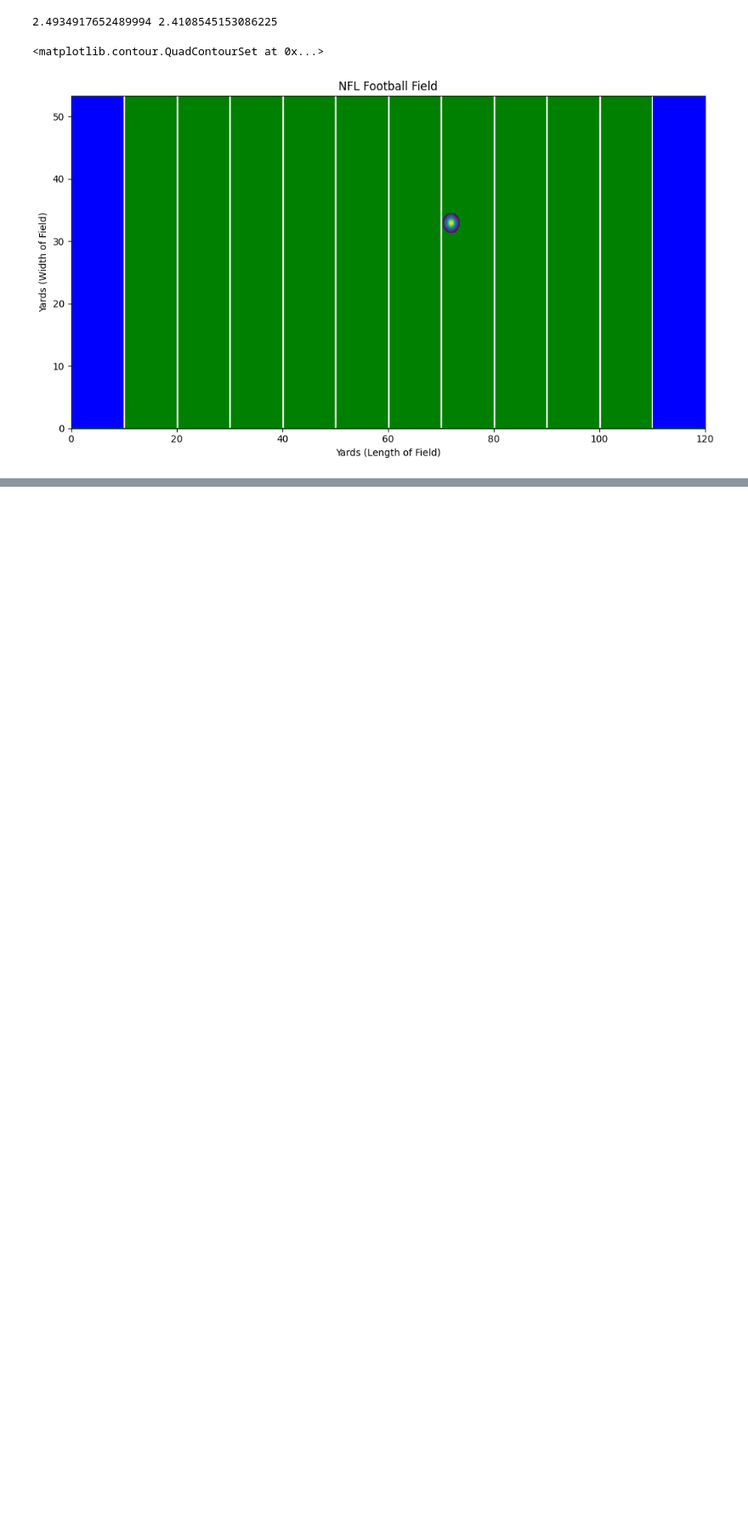
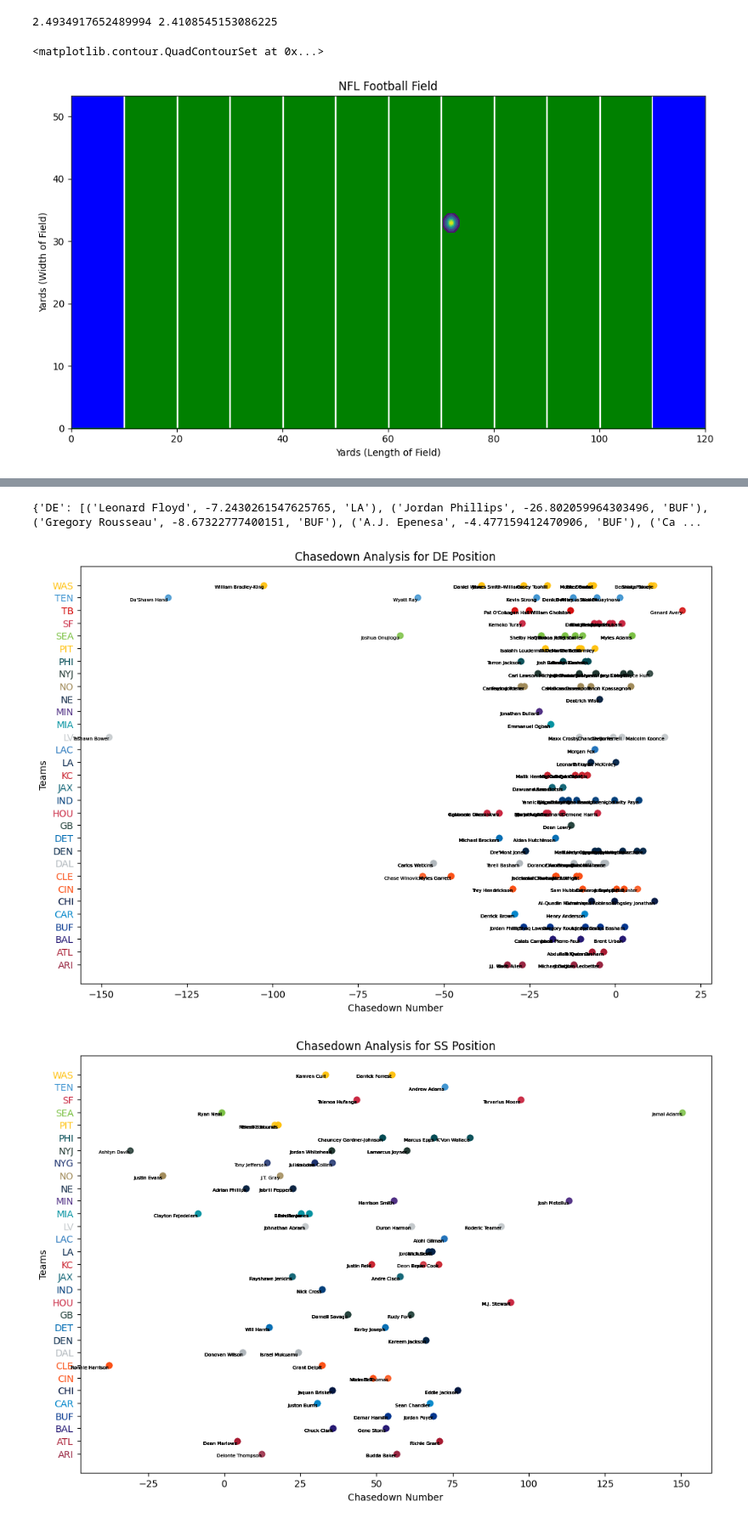
Before and after one commit to rudraravl/nfldatabowl2024, a Jupyter notebook: codemonkeynfl.ipynb, the cells around one changed output, grey strips where cells are left out. Shown at 85% size. Drawn from its saved outputs; the diff is of its cells as text; code cells hidden in the pictures; blank space fills up the shorter version.

Commit message:
chasedowns baby

```diff
--- a/codemonkeynfl.ipynb
+++ b/codemonkeynfl.ipynb
@@ -557,6 +542,13 @@ ax.contourf(X, Y, joint_pdf, cmap="viridis", alpha=1)
 2.4934917652489994 2.4108545153086225
 <matplotlib.contour.QuadContourSet at 0x...>
 [figure]
+# %%
+colorway = {'ARI':'#97233F','ATL':'#A71930','BAL':'#241773','BUF':'#00338D','CAR':'#0085CA','CHI':'#00143F',
+          'CIN':'#FB4F14','CLE':'#FB4F14','DAL':'#B0B7BC','DEN':'#002244','DET':'#046EB4','GB':'#24423C',
+          'HOU':'#C9243F','IND':'#003D79','JAX':'#136677','KC':'#CA2430','LA':'#002147','LAC':'#2072BA',
+          'LV':'#C4C9CC','MIA':'#0091A0','MIN':'#4F2E84','NE':'#0A2342','NO':'#A08A58','NYG':'#192E6C',
+          'NYJ':'#203731','PHI':'#014A53','PIT':'#FFC20E','SEA':'#7AC142','SF':'#C9243F','TB':'#D40909',
+          'TEN':'#4095D1','WAS':'#FFC20F'}
 # %%
 import math
 import matplotlib.pyplot as plt
@@ -661,0 +638,49 @@ valid_players[(valid_players['gameId'] == 2022091109) & (valid_players['playId']
+# %%
+for nfl_id, (aggregate_chasedown, num_chasedowns, team) in nflid_chasedowns.items():
+    if num_chasedowns >=20:
+        name, position = players[players['nflId'] == nfl_id]['displayName'].iloc[0], players[players['nflId'] == nfl_id]['position'].iloc[0]
+        avg_chasedown = aggregate_chasedown / num_chasedowns
+        position_chasedowns[position].append((name, avg_chasedown, team))
+# %%
+print(position_chasedowns)
+# %% [output]
+{'DE': [('Leonard Floyd', -7.2430261547625765, 'LA'), ('Jordan Phillips', -26.802059964303496, 'BUF'), ('Gregory Rousseau', -8.67322777400151, 'BUF'), ('A.J. Epenesa', -4.477159412470906, 'BUF'), ('Ca ...
+# %%
+for position, players_chasedowns in position_chasedowns.items():
+    plt.figure(figsize=(12,8), dpi=100)
+
+    # Lists for storing plot data
+    chasedown_values = []
+    teams = []
+    player_names = []
+
+    # Extracting data for the current position
+    for name, chasedown, team in players_chasedowns:
+        chasedown_values.append(chasedown)
+        teams.append(team)
+        player_names.append(name)
+    # Convert team names to categorical types for plotting
+    teams_categorical = pd.Categorical(teams)
+    team_codes = teams_categorical.codes
+
+    # Creating a scatter plot
+    for chasedown, team_code, team, name in zip(chasedown_values, team_codes, teams, player_names):
+        color = colorway.get(team, 'grey')  # Default color if team not in map
+        plt.scatter(chasedown, team_code, color=color, alpha=0.6)
+        plt.text(chasedown, team_code, name, fontsize=5, ha='right', va = 'top')
+    # Setting y-axis with team names and corresponding colors
+    plt.yticks(range(len(teams_categorical.categories)), teams_categorical.categories)
+    for i, label in enumerate(plt.gca().get_yticklabels()):
+        team_name = label.get_text()
+        label.set_color(colorway.get(team_name, 'black'))
+
+    # Setting labels and title
+    plt.xlabel('Chasedown Number')
+    plt.ylabel('Teams')
+    plt.title(f'Chasedown Analysis for {position} Position')
+
+    # Show plot
+    plt.show()
+# %% [output]
+[figure, added]
+[figure, added]
```
Also changed, not shown: parts of 7 cells of this notebook.
